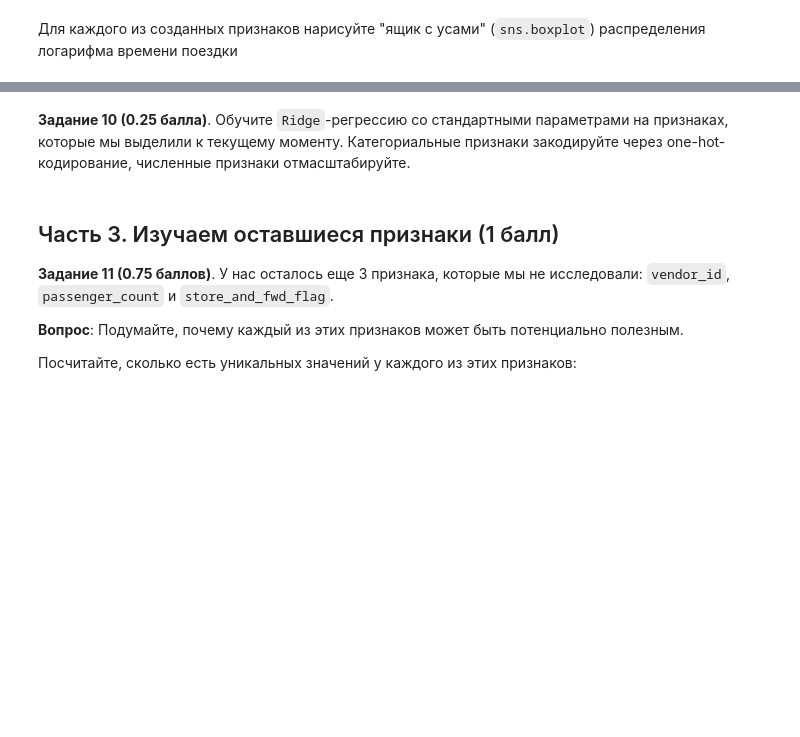
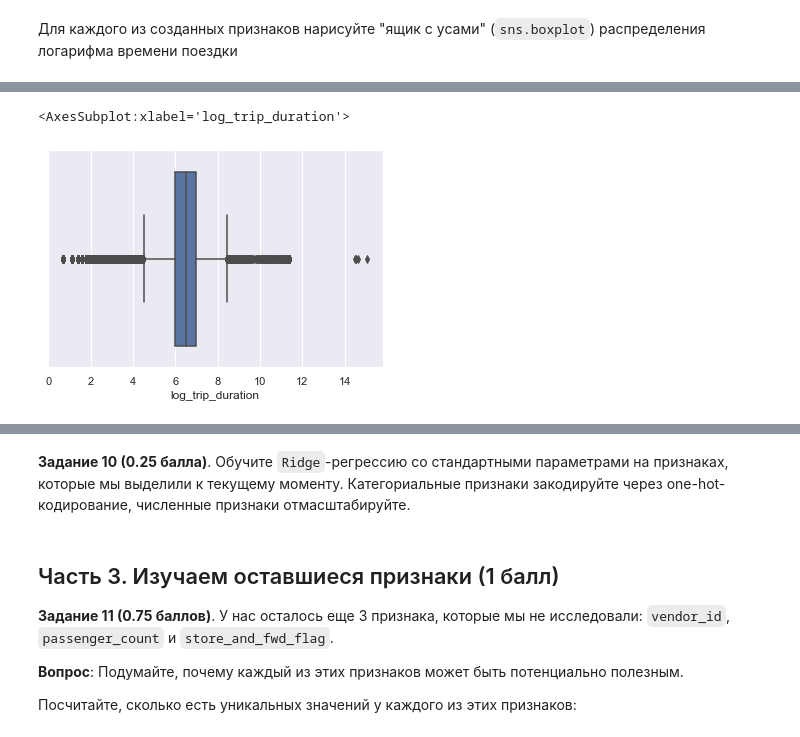
Before and after one commit to DataStas/cv_StanislavS, a Jupyter notebook: taxi/taxi.ipynb, the cells around one changed output, grey strips where cells are left out. Drawn from its saved outputs; the diff is of its cells as text; code cells hidden in the pictures; blank space fills up the shorter version.

```diff
--- a/taxi/taxi.ipynb
+++ b/taxi/taxi.ipynb
@@ -537,0 +624,5 @@ train=train.drop(['v_avg'],axis=1)
+# %%
+sns.boxplot(x = train[train['air_1'] == 0]['log_trip_duration'])
+# %% [output]
+<AxesSubplot:xlabel='log_trip_duration'>
+[figure, added]
```
Also changed, not shown: parts of 44 cells of this notebook, 1 other file.
